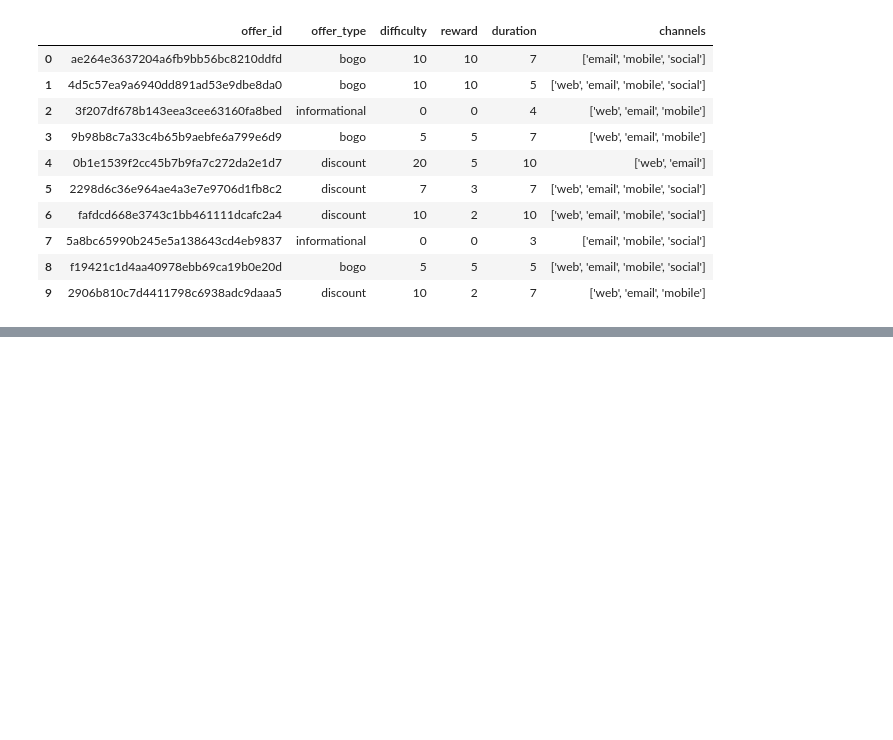
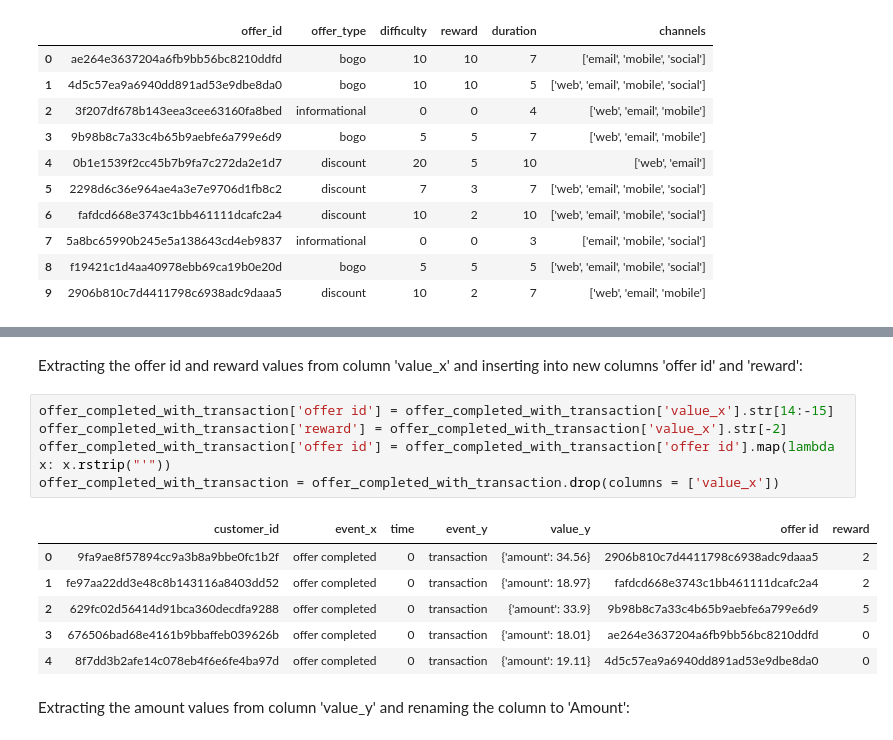
Before and after one commit to YaniaNada/Cafe-Reward-Analysis-Project, a Jupyter notebook: data_analysis.ipynb, the cells around one changed output, grey strips where cells are left out. Cells and saved outputs as stored; diff of their text form; blank space fills up the shorter version.

Commit message:
modification_to_get_rewards_and_amount_values

```diff
--- a/data_analysis.ipynb
+++ b/data_analysis.ipynb
@@ -144,0 +212,16 @@ offers
+# %% [markdown]
+Extracting the offer id and reward values from column 'value_x' and inserting into new columns 'offer id' and 'reward':
+# %%
+offer_completed_with_transaction['offer id'] = offer_completed_with_transaction['value_x'].str[14:-15]
+offer_completed_with_transaction['reward'] = offer_completed_with_transaction['value_x'].str[-2]
+offer_completed_with_transaction['offer id'] = offer_completed_with_transaction['offer id'].map(lambda x: x.rstrip("'"))
+offer_completed_with_transaction = offer_completed_with_transaction.drop(columns = ['value_x'])
+# %% [output]
+|  | customer_id | event_x | time | event_y | value_y | offer id | reward |
+| 0 | 9fa9ae8f57894cc9a3b8a9bbe0fc1b2f | offer completed | 0 | transaction | {'amount': 34.56} | 2906b810c7d4411798c6938adc9daaa5 | 2 |
+| 1 | fe97aa22dd3e48c8b143116a8403dd52 | offer completed | 0 | transaction | {'amount': 18.97} | fafdcd668e3743c1bb461111dcafc2a4 | 2 |
+| 2 | 629fc02d56414d91bca360decdfa9288 | offer completed | 0 | transaction | {'amount': 33.9} | 9b98b8c7a33c4b65b9aebfe6a799e6d9 | 5 |
+| 3 | 676506bad68e4161b9bbaffeb039626b | offer completed | 0 | transaction | {'amount': 18.01} | ae264e3637204a6fb9bb56bc8210ddfd | 0 |
+| 4 | 8f7dd3b2afe14c078eb4f6e6fe4ba97d | offer completed | 0 | transaction | {'amount': 19.11} | 4d5c57ea9a6940dd891ad53e9dbe8da0 | 0 |
+# %% [markdown]
+Extracting the amount values from column 'value_y' and renaming the column to 'Amount':
```
Also changed, not shown: parts of 9 cells of this notebook.
